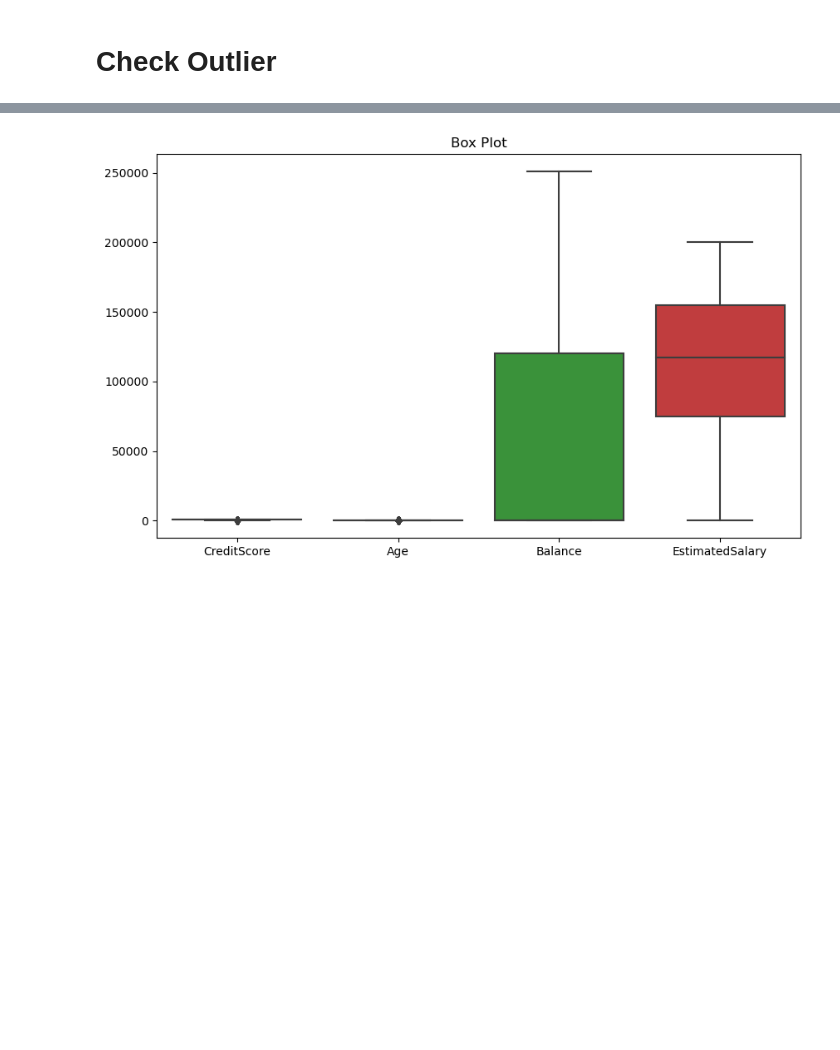
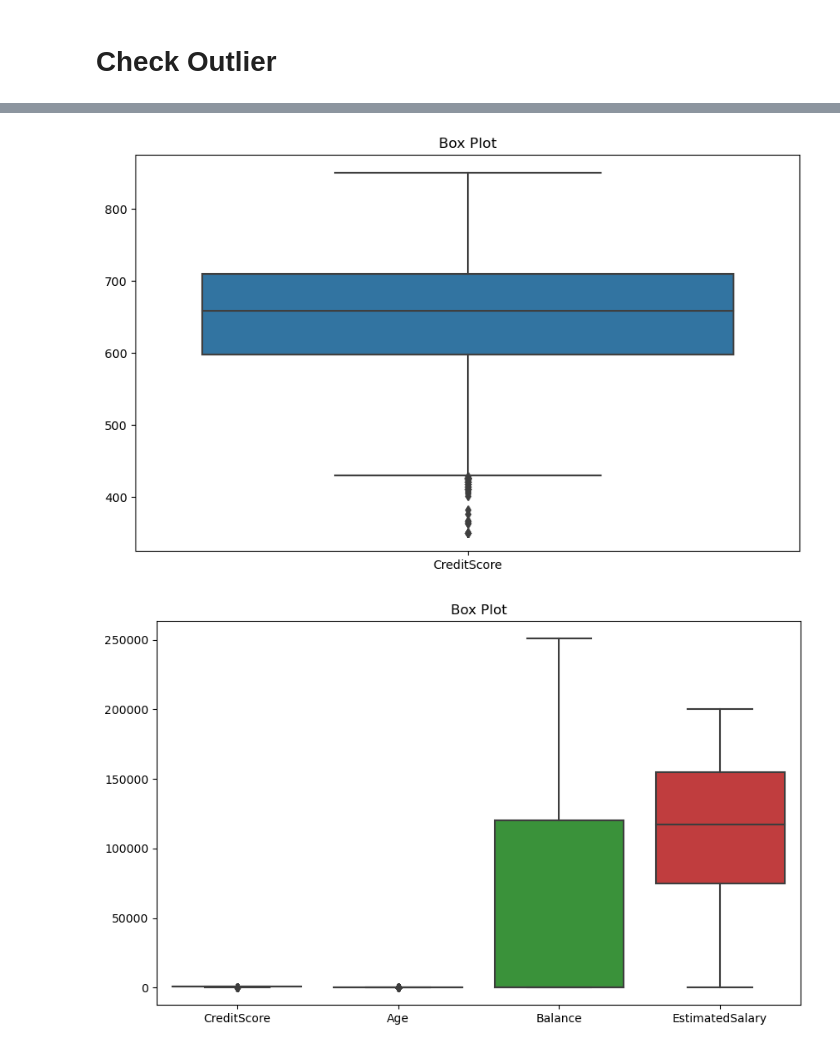
Before and after one commit to jalviss/Model, a Jupyter notebook: modelling.ipynb, the cells around one changed output, grey strips where cells are left out. Saved outputs shown, nothing was run; the diff lists cells and outputs as text; code cells hidden in the pictures; blank space fills up the shorter version.

```diff
--- a/modelling.ipynb
+++ b/modelling.ipynb
@@ -161,3 +170,10 @@ Name: count, dtype: int64
+# %%
+plt.figure(figsize=(10, 6))
+sns.boxplot(data=df[['CreditScore']])
+plt.title('Box Plot')
+plt.show()
+# %% [output]
+[figure, added]
 # %%
 plt.figure(figsize=(10, 6))
 sns.boxplot(data=df[num])
```
Also changed, not shown: parts of 8 cells of this notebook.
